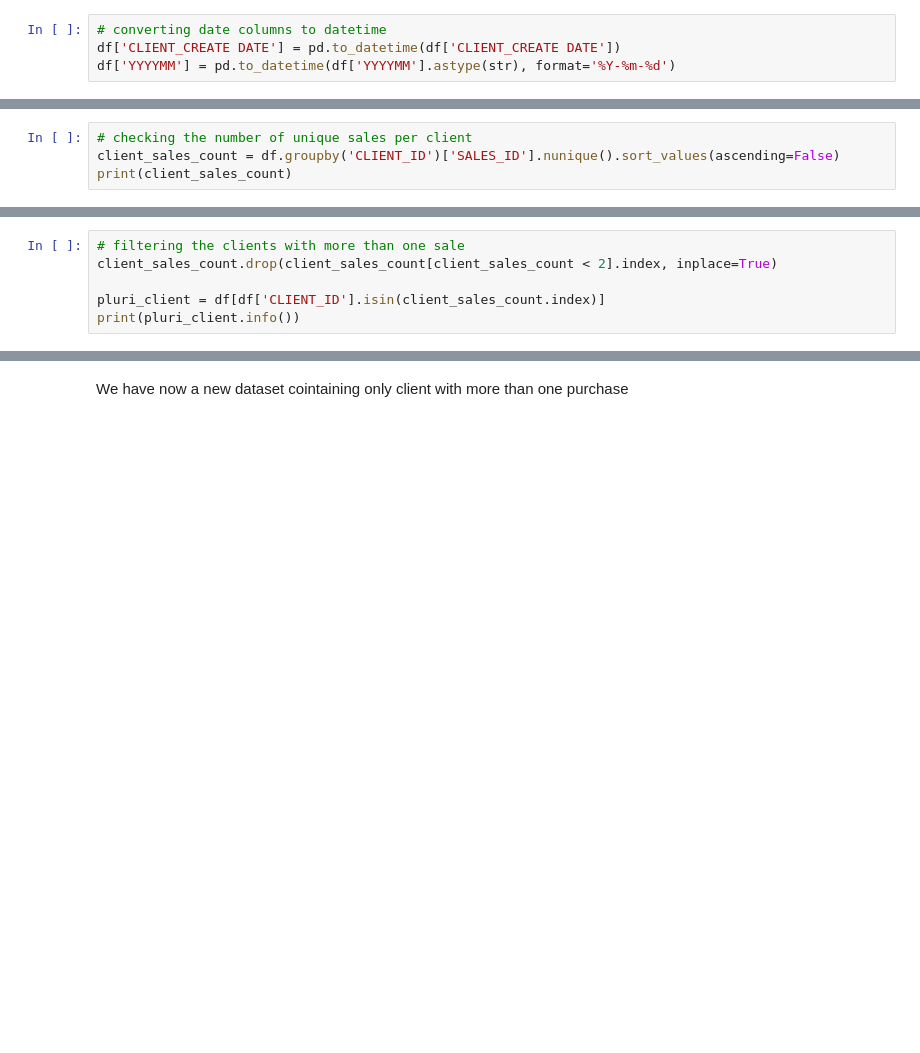
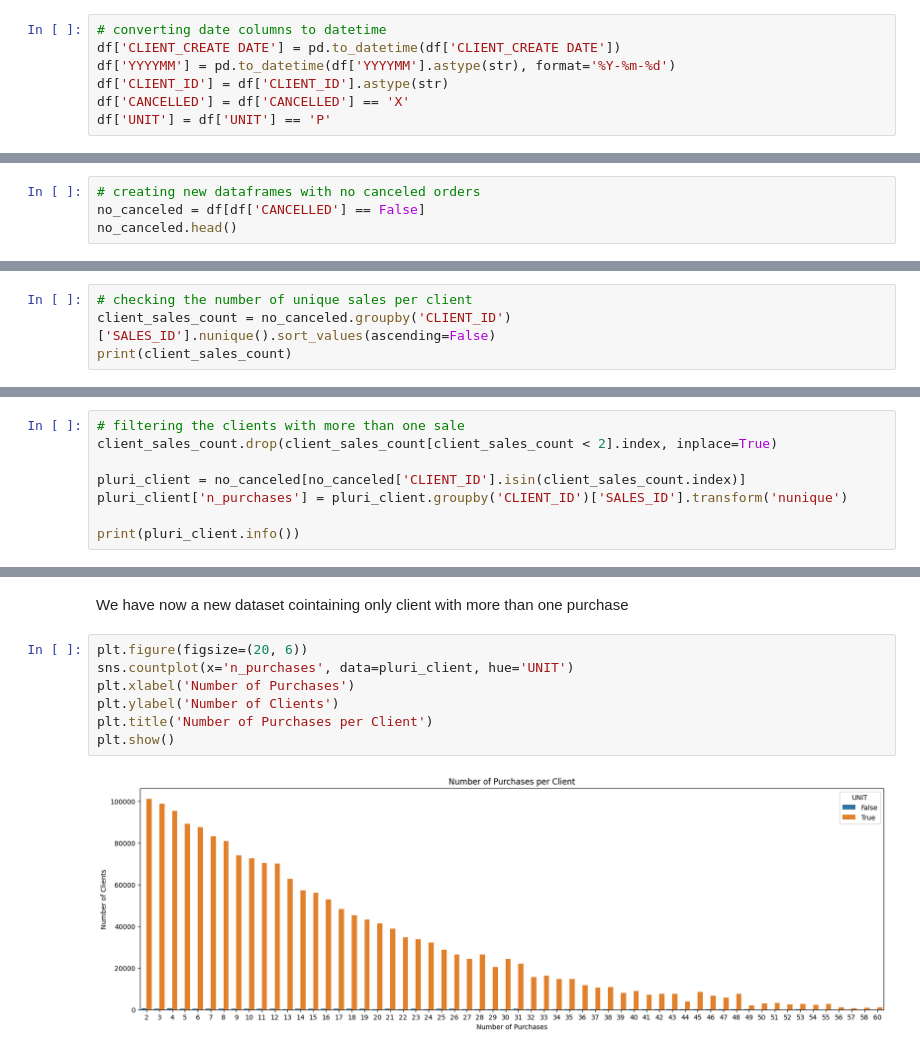
Before and after one commit to helenabdr/CRM-ReactivationML, a Jupyter notebook: Reactivation.ipynb, the cells around one changed output, grey strips where cells are left out. Cells and saved outputs as stored; diff of their text form; blank space fills up the shorter version.

```diff
--- a/Reactivation.ipynb
+++ b/Reactivation.ipynb
@@ -50,6 +52,9 @@ memory usage: 265.9+ MB
 # converting date columns to datetime
 df['CLIENT_CREATE DATE'] = pd.to_datetime(df['CLIENT_CREATE DATE'])
 df['YYYYMM'] = pd.to_datetime(df['YYYYMM'].astype(str), format='%Y-%m-%d')
+df['CLIENT_ID'] = df['CLIENT_ID'].astype(str)
+df['CANCELLED'] = df['CANCELLED'] == 'X'
+df['UNIT'] = df['UNIT'] == 'P'
 # %%
 df.info()
 # %% [output]
@@ -90,3 +95,7 @@ df.head()
 | 2 | 9306 | 2005-11-15 | BZ | 11000 | 6 | 8659.81 | D | ... |
 | 3 | 9306 | 2005-11-15 | BZ | 11000 | 6 | 8659.81 | D | ... |
 | 4 | 939 | 2005-11-15 | LE | 15500 | 2 | 681.26 | E | ... |
+# %%
+# creating new dataframes with no canceled orders
+no_canceled = df[df['CANCELLED'] == False]
+no_canceled.head()
@@ -93,6 +109,6 @@ df.head()
 # %%
 # checking the number of unique sales per client
-client_sales_count = df.groupby('CLIENT_ID')['SALES_ID'].nunique().sort_values(ascending=False)
+client_sales_count = no_canceled.groupby('CLIENT_ID')['SALES_ID'].nunique().sort_values(ascending=False)
 print(client_sales_count)
 # %% [output]
 CLIENT_ID
@@ -112,7 +140,9 @@ Name: SALES_ID, Length: 93257, dtype: int64
 # filtering the clients with more than one sale
 client_sales_count.drop(client_sales_count[client_sales_count < 2].index, inplace=True)
 
-pluri_client = df[df['CLIENT_ID'].isin(client_sales_count.index)]
+pluri_client = no_canceled[no_canceled['CLIENT_ID'].isin(client_sales_count.index)]
+pluri_client['n_purchases'] = pluri_client.groupby('CLIENT_ID')['SALES_ID'].transform('nunique')
+
 print(pluri_client.info())
 # %% [output]
 <class 'pandas.core.frame.DataFrame'>
@@ -135,2 +179,11 @@ None
 # %% [markdown]
 We have now a new dataset cointaining only client with more than one purchase
+# %%
+plt.figure(figsize=(20, 6))
+sns.countplot(x='n_purchases', data=pluri_client, hue='UNIT')
+plt.xlabel('Number of Purchases')
+plt.ylabel('Number of Clients')
+plt.title('Number of Purchases per Client')
+plt.show()
+# %% [output]
+[figure, added]
```
Also changed, not shown: parts of 7 cells of this notebook, 1 other file.
